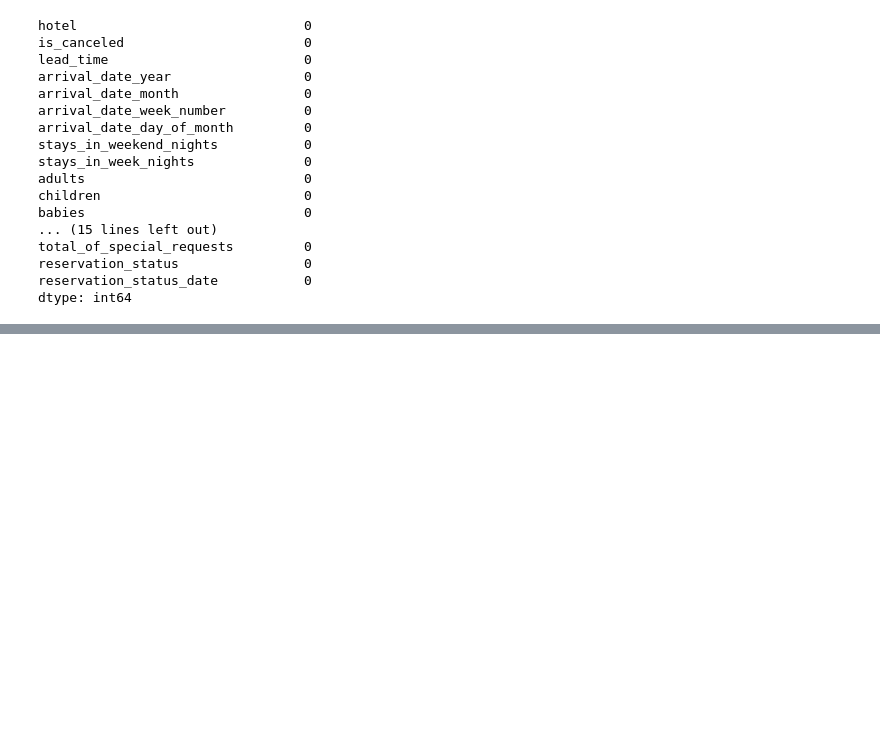
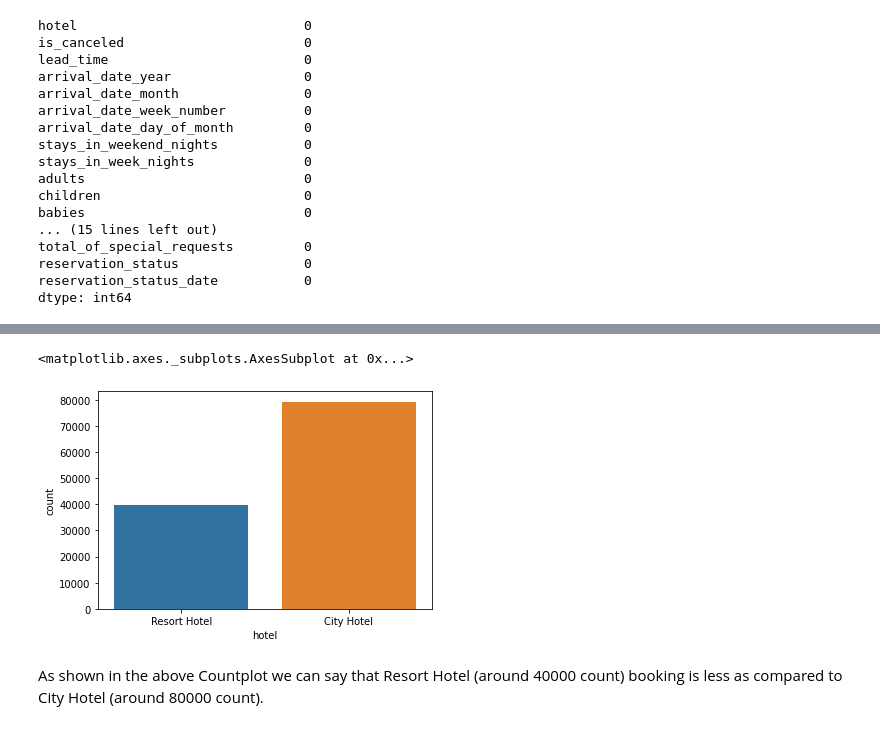
Before and after one commit to Robin-Rego/Hotel-Booking-Data-Analysis, a Jupyter notebook: Robin_Rego_Hotel_Booking_Analysis_Capstone_Project.ipynb, the cells around one changed output, grey strips where cells are left out. Cells and saved outputs as stored; diff of their text form; code cells hidden in the pictures; blank space fills up the shorter version.

```diff
--- a/Robin_Rego_Hotel_Booking_Analysis_Capstone_Project.ipynb
+++ b/Robin_Rego_Hotel_Booking_Analysis_Capstone_Project.ipynb
@@ -107,0 +125,8 @@ df.describe()
+# %%
+# We plot a countplot for number of hotel
+sns.countplot(df['hotel'])
+# %% [output]
+<matplotlib.axes._subplots.AxesSubplot at 0x...>
+[figure, added]
+# %% [markdown]
+As shown in the above Countplot we can say that Resort Hotel (around 40000 count) booking is less as compared to City Hotel (around 80000 count).
```
Also changed, not shown: parts of 82 cells of this notebook.
